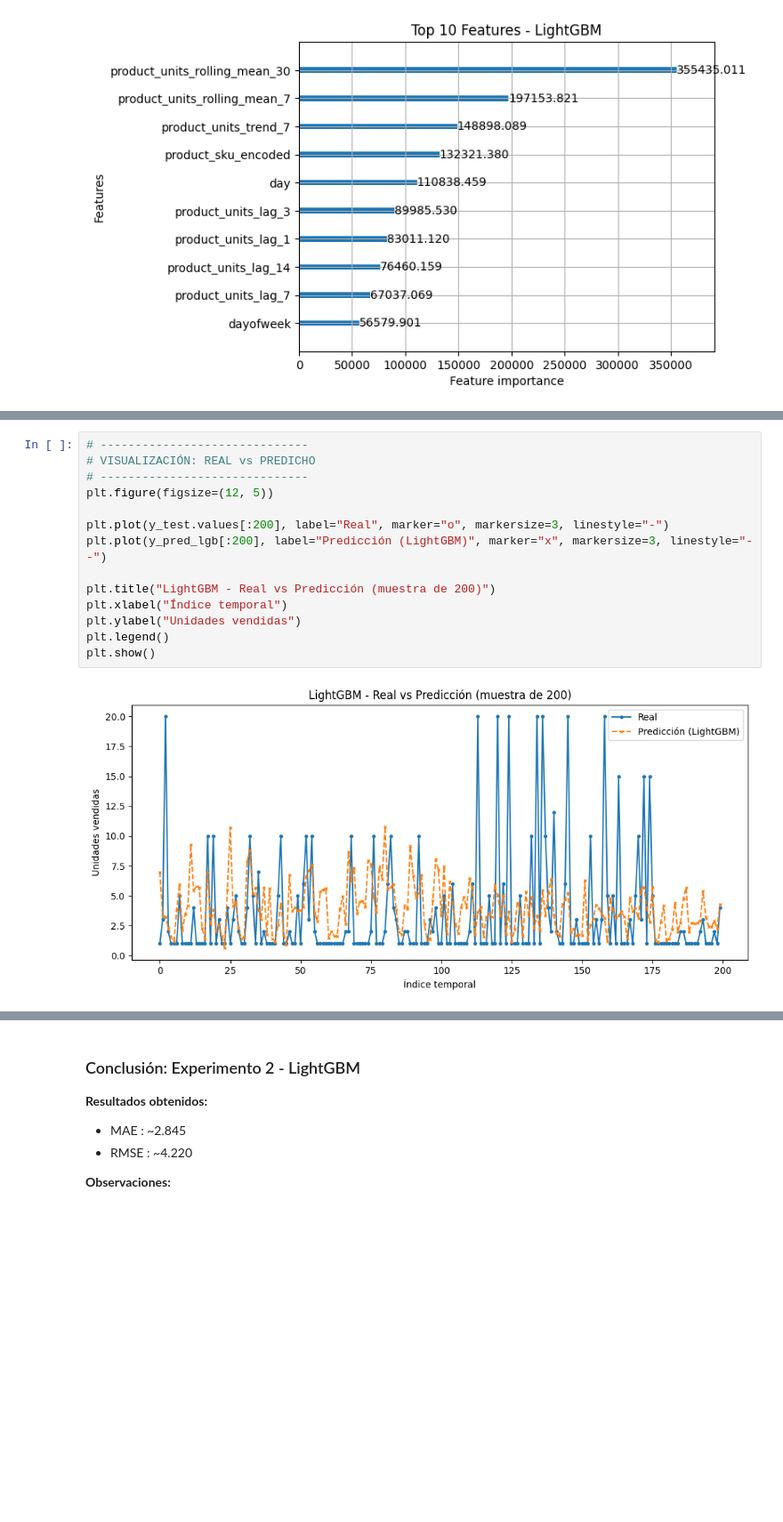
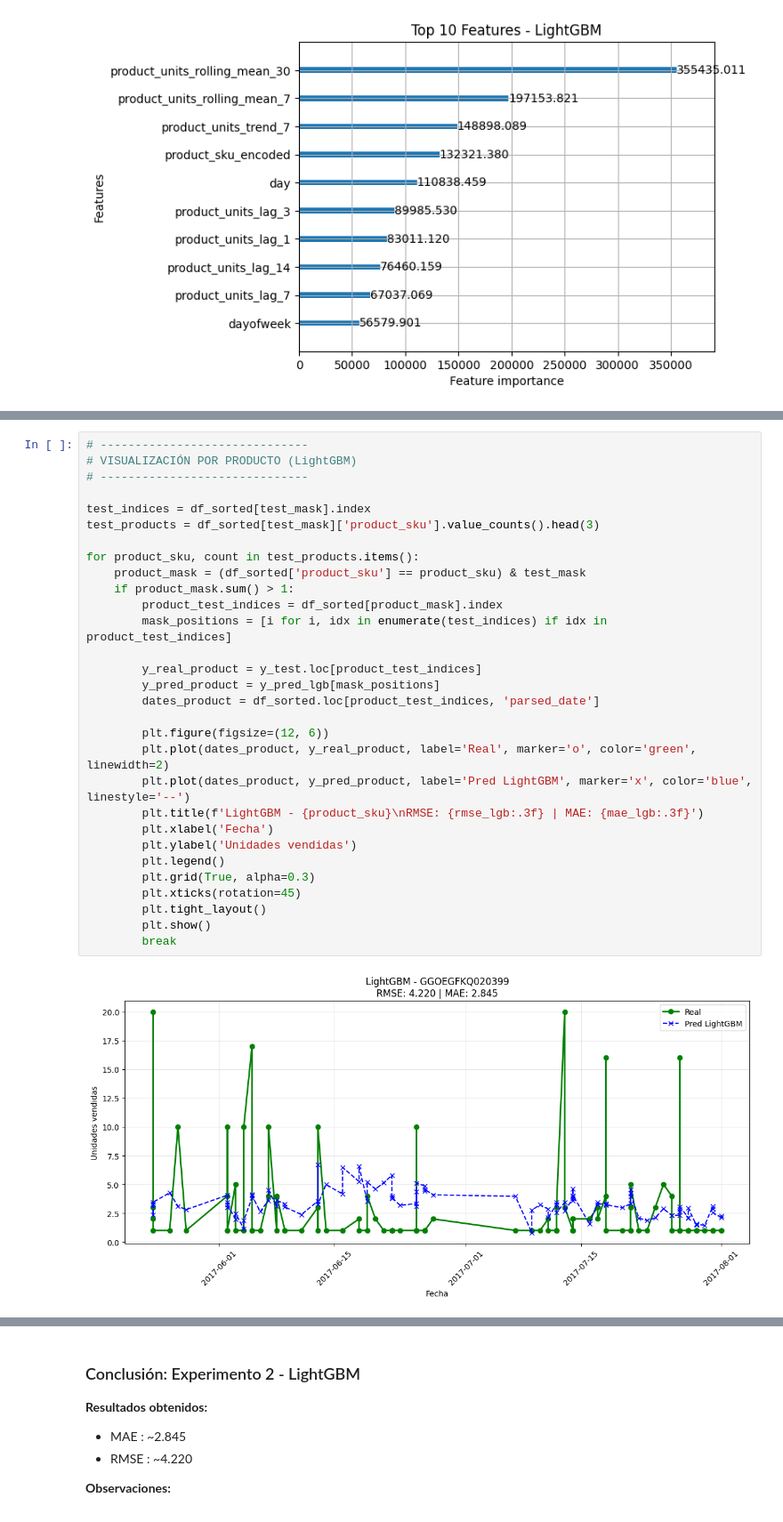
Before and after one commit to aladelca/pc1_20252_metodologia_data_science, a Jupyter notebook: notebooks/02_model_experimentation.ipynb, the cells around one changed output, grey strips where cells are left out. Shown at 89% size. Cells and saved outputs as stored; diff of their text form; blank space fills up the shorter version.

```diff
--- a/notebooks/02_model_experimentation.ipynb
+++ b/notebooks/02_model_experimentation.ipynb
@@ -643,16 +678,32 @@ plt.show()
 # %%
 # ------------------------------
-# VISUALIZACIÓN: REAL vs PREDICHO
+# VISUALIZACIÓN POR PRODUCTO (LightGBM)
 # ------------------------------
-plt.figure(figsize=(12, 5))
 
-plt.plot(y_test.values[:200], label="Real", marker="o", markersize=3, linestyle="-")
-plt.plot(y_pred_lgb[:200], label="Predicción (LightGBM)", marker="x", markersize=3, linestyle="--")
+test_indices = df_sorted[test_mask].index
+test_products = df_sorted[test_mask]['product_sku'].value_counts().head(3)
 
-plt.title("LightGBM - Real vs Predicción (muestra de 200)")
-plt.xlabel("Índice temporal")
-plt.ylabel("Unidades vendidas")
-plt.legend()
-plt.show()
+for product_sku, count in test_products.items():
+    product_mask = (df_sorted['product_sku'] == product_sku) & test_mask
+    if product_mask.sum() > 1:
+        product_test_indices = df_sorted[product_mask].index
+        mask_positions = [i for i, idx in enumerate(test_indices) if idx in product_test_indices]
+
+        y_real_product = y_test.loc[product_test_indices]
+        y_pred_product = y_pred_lgb[mask_positions]
+        dates_product = df_sorted.loc[product_test_indices, 'parsed_date']
+
+        plt.figure(figsize=(12, 6))
+        plt.plot(dates_product, y_real_product, label='Real', marker='o', color='green', linewidth=2)
+        plt.plot(dates_product, y_pred_product, label='Pred LightGBM', marker='x', color='blue', linestyle='--')
+        plt.title(f'LightGBM - {product_sku}\nRMSE: {rmse_lgb:.3f} | MAE: {mae_lgb:.3f}')
+        plt.xlabel('Fecha')
+        plt.ylabel('Unidades vendidas')
+        plt.legend()
+        plt.grid(True, alpha=0.3)
+        plt.xticks(rotation=45)
+        plt.tight_layout()
+        plt.show()
+        break
 # %% [output]
-[figure, old version]
+[figure, new version]
```
Also changed, not shown: parts of 3 cells of this notebook.
